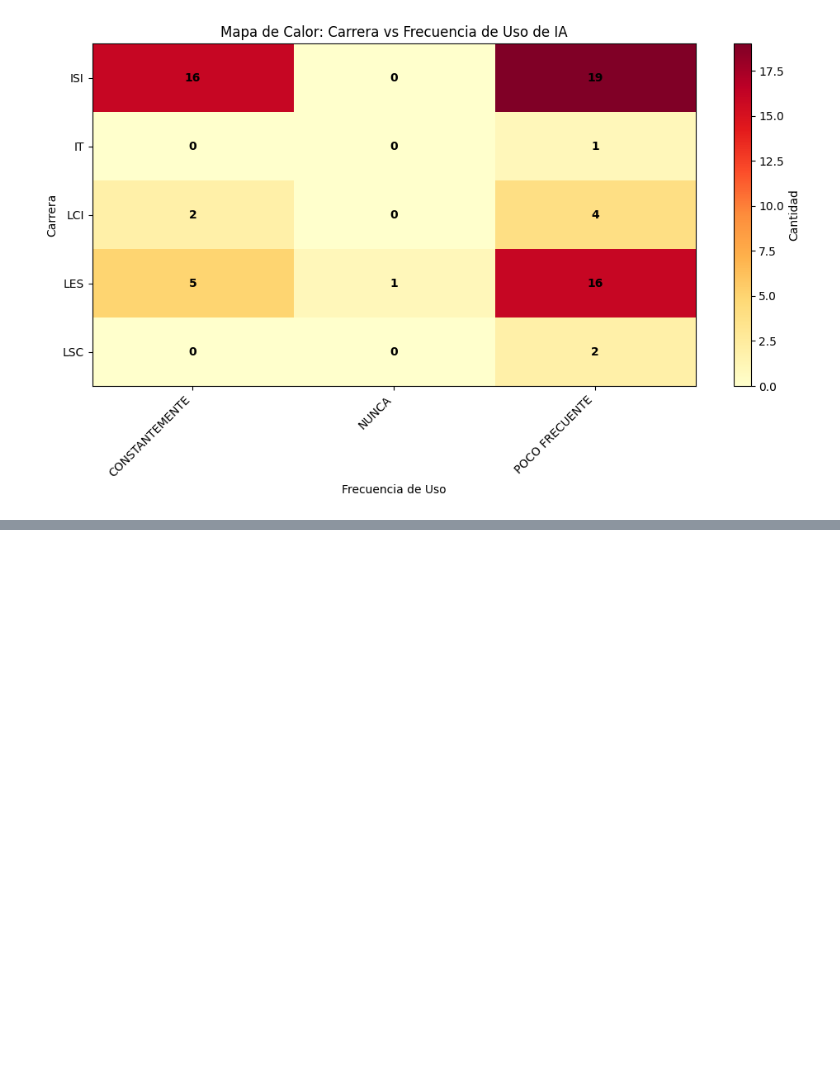
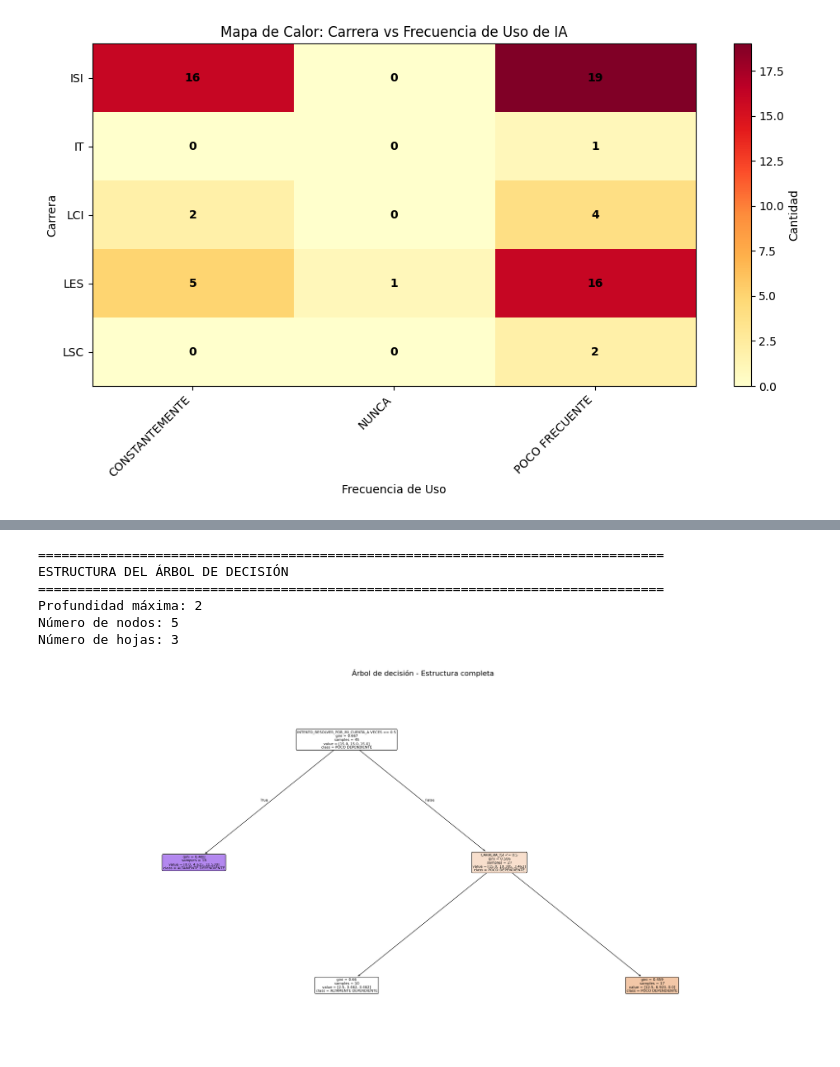
Before and after one commit to ferfcb99/python_datadf, a Jupyter notebook: USOIA_PARTE2.ipynb, the cells around one changed output, grey strips where cells are left out. Cells and saved outputs as stored; diff of their text form; code cells hidden in the pictures; blank space fills up the shorter version.

```diff
--- a/USOIA_PARTE2.ipynb
+++ b/USOIA_PARTE2.ipynb
@@ -533,0 +966,43 @@ LSC                             0      0               2
+# %%
+# =========================================
+# BLOQUE 13: VISUALIZAR EL ÁRBOL
+# =========================================
+# Para interpretar las reglas que el modelo aprendió
+
+# Extraer el OneHotEncoder del pipeline
+ohe = modelo_arbol.named_steps["preprocesador"].named_transformers_["cat"].named_steps["onehot"]
+nombres_cat = ohe.get_feature_names_out(categoricas)
+nombres_finales = list(nombres_cat) + numericas
+
+# Obtener el árbol entrenado
+arbol = modelo_arbol.named_steps["clasificador"]
+
+# Visualizar el árbol
+print("=" * 80)
+print("ESTRUCTURA DEL ÁRBOL DE DECISIÓN")
+print("=" * 80)
+print(f"Profundidad máxima: {arbol.get_depth()}")
+print(f"Número de nodos: {arbol.tree_.node_count}")
+print(f"Número de hojas: {arbol.get_n_leaves()}")
+print()
+
+plt.figure(figsize=(24, 12))
+plot_tree(
+    arbol,
+    feature_names=nombres_finales,
+    class_names=["POCO DEPENDIENTE", "MEDIANAMENTE DEPENDIENTE", "ALTAMENTE DEPENDIENTE"],
+    filled=True,
+    rounded=True,
+    fontsize=8
+)
+plt.title("Árbol de decisión - Estructura completa", fontsize=16)
+plt.tight_layout()
+plt.show()
+# %% [output]
+================================================================================
+ESTRUCTURA DEL ÁRBOL DE DECISIÓN
+================================================================================
+Profundidad máxima: 2
+Número de nodos: 5
+Número de hojas: 3
+[figure, added]
```
Also changed, not shown: parts of 16 cells of this notebook, 5 other files.
